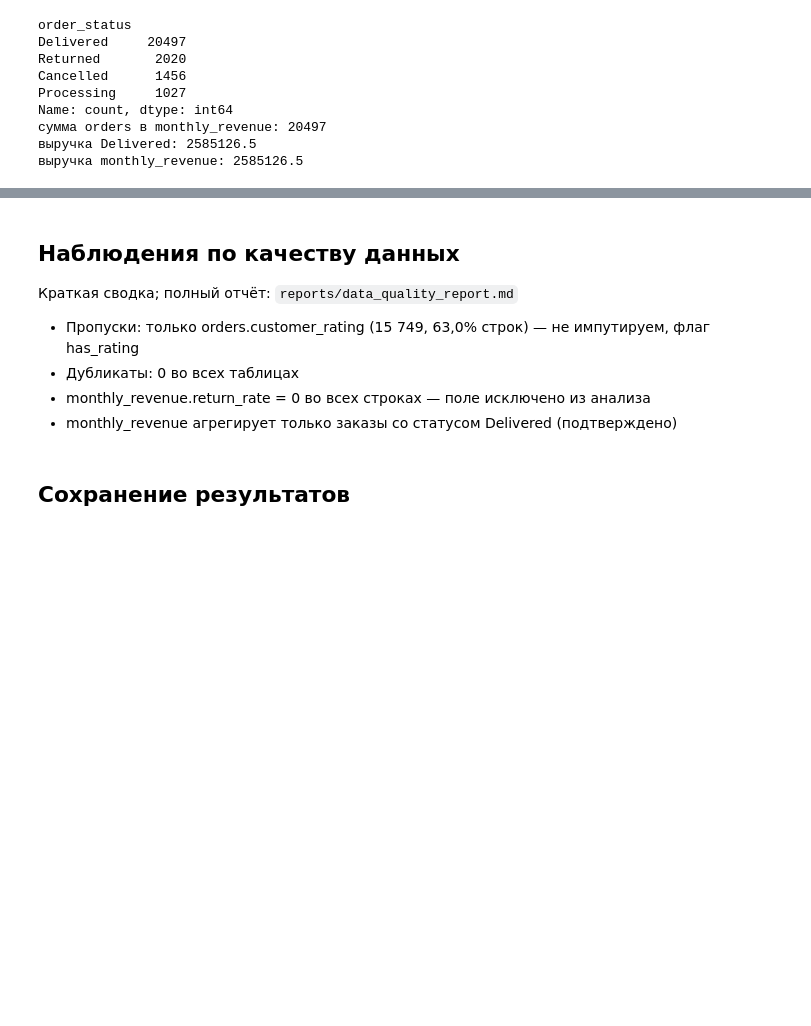
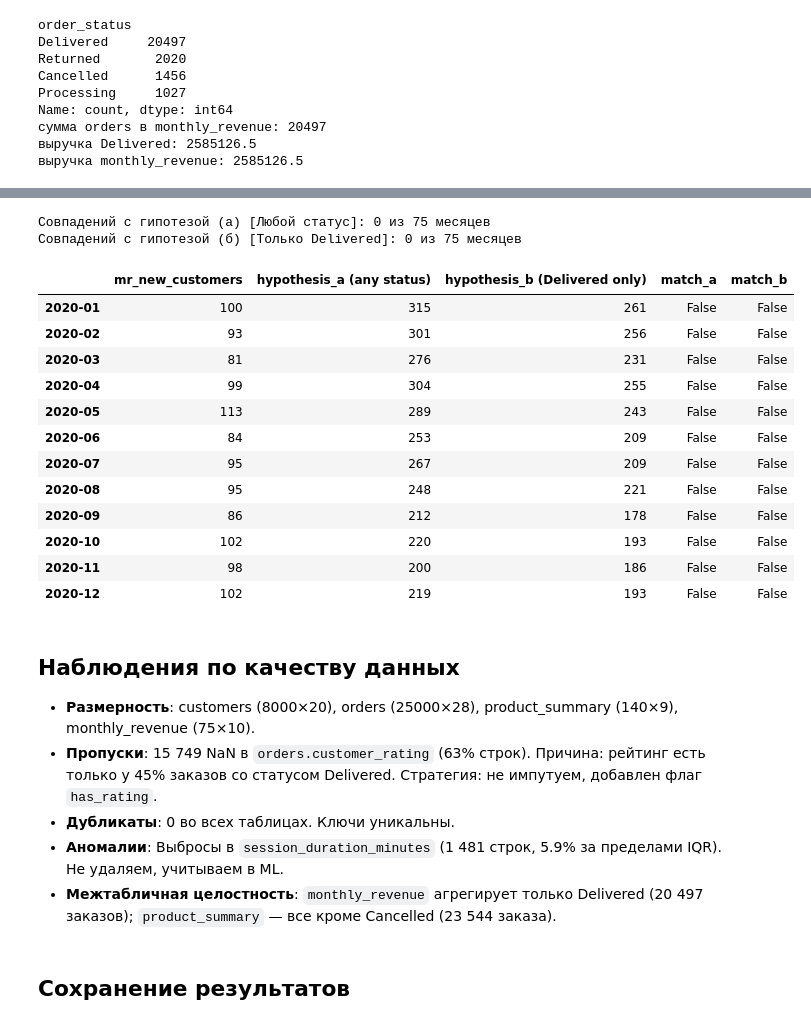
Before and after one commit to eliaska-web/ecom_customer_behavior_2020_2026, a Jupyter notebook: notebooks/01_etl_and_preprocessing.ipynb, the cells around one changed output, grey strips where cells are left out. Cells and saved outputs as stored; diff of their text form; code cells hidden in the pictures; blank space fills up the shorter version.

Commit message:
Final: ETL, EDA, RFM/ABC-XYZ complete, quality report finalized

```diff
--- a/notebooks/01_etl_and_preprocessing.ipynb
+++ b/notebooks/01_etl_and_preprocessing.ipynb
@@ -218,6 +218,15 @@ for table, cols in cat_cols.items():
         flag = ' <-- СКРЫТЫЕ ДУБЛИ (регистр/пробелы)' if norm.duplicated().any() else ''
         print(f"{table}.{col}: {vals.nunique()} уникальных{flag}")
 
+# Очистка скрытых дублей (пробелы и регистр)
+for col in ['country', 'gender', 'membership_tier', 'preferred_category',
+            'preferred_device', 'preferred_payment_method', 'acquisition_channel']:
+    customers[col] = customers[col].astype(str).str.strip().str.title()
+
+for col in ['category', 'payment_method', 'device_used', 'order_status']:
+    orders[col] = orders[col].astype(str).str.strip().str.title()
+
+print("Скрытые дубли устранены.")
 print('\norder_status:', sorted(frames['orders']['order_status'].unique()))
 print('membership_tier:', sorted(frames['customers']['membership_tier'].unique()))
 # %% [output]
@@ -352,10 +368,61 @@ Name: count, dtype: int64
+# %%
+# Сортируем заказы по дате для корректного определения "первого" заказа
+orders_sorted = orders.sort_values(['customer_id', 'order_date']).copy()
+orders_sorted['year_month'] = orders_sorted['order_date'].dt.to_period('M')
+
+# --- Гипотеза (а): Первый заказ любого статуса ---
+first_any = orders_sorted.drop_duplicates(subset=['customer_id'], keep='first')
+hypothesis_a = first_any.groupby('year_month').size()
+
+# --- Гипотеза (б): Первый заказ со статусом Delivered ---
+delivered_only = orders_sorted[orders_sorted['order_status'] == 'Delivered']
+first_del = delivered_only.drop_duplicates(subset=['customer_id'], keep='first')
+hypothesis_b = first_del.groupby('year_month').size()
+
+# --- Подготовка monthly_revenue для сравнения ---
+# Создаем индекс в формате Period для прямого сопоставления
+mr_new = monthly_revenue.set_index(['year', 'month'])['new_customers']
+mr_new.index = [pd.Period(f"{y}-{m}", freq='M') for y, m in mr_new.index]
+
+# --- Сборка сводной таблицы ---
+comp = pd.DataFrame({
+    'mr_new_customers': mr_new,
+    'hypothesis_a (any status)': hypothesis_a,
+    'hypothesis_b (Delivered only)': hypothesis_b
+}).fillna(0)
+
+# Проверка совпадений (с учетом того, что значения могут быть float/int)
+comp['match_a'] = comp['mr_new_customers'] == comp['hypothesis_a (any status)']
+comp['match_b'] = comp['mr_new_customers'] == comp['hypothesis_b (Delivered only)']
+
+print(f"Совпадений с гипотезой (а) [Любой статус]: {comp['match_a'].sum()} из {len(comp)} месяцев")
+print(f"Совпадений с гипотезой (б) [Только Delivered]: {comp['match_b'].sum()} из {len(comp)} месяцев\n")
+
+display(comp.head(12))
+# %% [output]
+Совпадений с гипотезой (а) [Любой статус]: 0 из 75 месяцев
+Совпадений с гипотезой (б) [Только Delivered]: 0 из 75 месяцев
+|  | mr_new_customers | hypothesis_a (any status) | hypothesis_b (Delivered only) | match_a | match_b |
+| 2020-01 | 100 | 315 | 261 | False | False |
+| 2020-02 | 93 | 301 | 256 | False | False |
+| 2020-03 | 81 | 276 | 231 | False | False |
+| 2020-04 | 99 | 304 | 255 | False | False |
+| 2020-05 | 113 | 289 | 243 | False | False |
+| 2020-06 | 84 | 253 | 209 | False | False |
+| 2020-07 | 95 | 267 | 209 | False | False |
+| 2020-08 | 95 | 248 | 221 | False | False |
+| 2020-09 | 86 | 212 | 178 | False | False |
+| 2020-10 | 102 | 220 | 193 | False | False |
+| 2020-11 | 98 | 200 | 186 | False | False |
+| 2020-12 | 102 | 219 | 193 | False | False |
 # %% [markdown]
 ## Наблюдения по качеству данных
-Краткая сводка; полный отчёт: `reports/data_quality_report.md`
-- Пропуски: только orders.customer_rating (15 749, 63,0% строк) — не импутируем, флаг has_rating
-- Дубликаты: 0 во всех таблицах
-- monthly_revenue.return_rate = 0 во всех строках — поле исключено из анализа
-- monthly_revenue агрегирует только заказы со статусом Delivered (подтверждено)
+
+- **Размерность**: customers (8000×20), orders (25000×28), product_summary (140×9), monthly_revenue (75×10).
+- **Пропуски**: 15 749 NaN в `orders.customer_rating` (63% строк). Причина: рейтинг есть только у 45% заказов со статусом Delivered. Стратегия: не импутуем, добавлен флаг `has_rating`.
+- **Дубликаты**: 0 во всех таблицах. Ключи уникальны.
+- **Аномалии**: Выбросы в `session_duration_minutes` (1 481 строк, 5.9% за пределами IQR). Не удаляем, учитываем в ML.
+- **Межтабличная целостность**: `monthly_revenue` агрегирует только Delivered (20 497 заказов); `product_summary` — все кроме Cancelled (23 544 заказа).
 # %% [markdown]
 ## Сохранение результатов
 # %%
```
Also changed, not shown: parts of 2 cells of this notebook, 8 other files.
